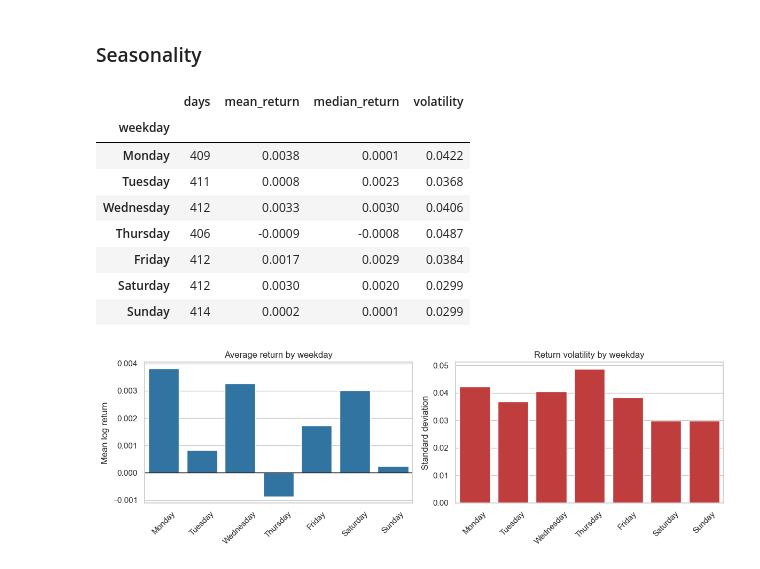
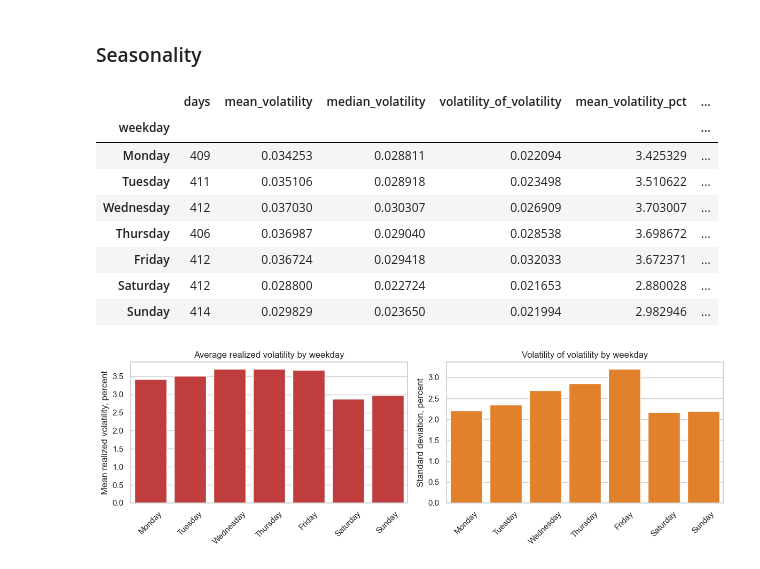
Before and after one commit to pBraxton02/LSTM_SGARCH_rr, a Jupyter notebook: EDA.ipynb, the cells around one changed output. Cells and saved outputs as stored; diff of their text form; code cells hidden in the pictures.

```diff
--- a/EDA.ipynb
+++ b/EDA.ipynb
@@ -19,4 +40,5 @@ pd.options.display.float_format = "{:,.4f}".format
 # %%
-DATA_PATH = Path("data/BTC/BTC_USD_coinbase_spot_daily_features.csv")
+DAILY_DATA_PATH = Path("data/BTC/BTC_USD_coinbase_spot_daily_features.csv")
 METADATA_PATH = Path("data/BTC/BTC_USD_coinbase_spot_daily_features.metadata.json")
 SCALER_PATH = Path("data/BTC/BTC_USD_coinbase_spot_daily_features.scaler.pkl")
+RAW_5MIN_PATH = Path("data/BTC/BTC_USD_coinbase_spot_5min.csv")
@@ -23,5 +49,5 @@ SCALER_PATH = Path("data/BTC/BTC_USD_coinbase_spot_daily_features.scaler.pkl")
 # %%
-daily_scaled = pd.read_csv(DATA_PATH, parse_dates=["timestamp_utc"])
+daily_scaled = pd.read_csv(DAILY_DATA_PATH, parse_dates=["timestamp_utc"])
 
 with METADATA_PATH.open("r", encoding="utf-8") as file:
     metadata = json.load(file)
@@ -277,56 +370,62 @@ weekday_order = [
 daily["weekday"] = daily.index.day_name()
 daily["month"] = daily.index.month_name()
 
-weekday_summary = daily.groupby("weekday")["log_return"].agg(
+weekday_summary = daily.groupby("weekday")["realized_volatility"].agg(
     days="count",
-    mean_return="mean",
-    median_return="median",
-    volatility="std",
+    mean_volatility="mean",
+    median_volatility="median",
+    volatility_of_volatility="std",
 ).reindex(weekday_order)
 
-weekday_summary
+weekday_summary.assign(
+    mean_volatility_pct=weekday_summary["mean_volatility"] * 100,
+    median_volatility_pct=weekday_summary["median_volatility"] * 100,
+)
 # %% [output]
-|  | days | mean_return | median_return | volatility |
-| weekday |  |  |  |  |
-| Monday | 409 | 0.0038 | 0.0001 | 0.0422 |
-| Tuesday | 411 | 0.0008 | 0.0023 | 0.0368 |
-| Wednesday | 412 | 0.0033 | 0.0030 | 0.0406 |
-| Thursday | 406 | -0.0009 | -0.0008 | 0.0487 |
-| Friday | 412 | 0.0017 | 0.0029 | 0.0384 |
-| Saturday | 412 | 0.0030 | 0.0020 | 0.0299 |
-| Sunday | 414 | 0.0002 | 0.0001 | 0.0299 |
+|  | days | mean_volatility | median_volatility | volatility_of_volatility | mean_volatility_pct | ... |
+| weekday |  |  |  |  |  | ... |
+| Monday | 409 | 0.034253 | 0.028811 | 0.022094 | 3.425329 | ... |
+| Tuesday | 411 | 0.035106 | 0.028918 | 0.023498 | 3.510622 | ... |
+| Wednesday | 412 | 0.037030 | 0.030307 | 0.026909 | 3.703007 | ... |
+| Thursday | 406 | 0.036987 | 0.029040 | 0.028538 | 3.698672 | ... |
+| Friday | 412 | 0.036724 | 0.029418 | 0.032033 | 3.672371 | ... |
+| Saturday | 412 | 0.028800 | 0.022724 | 0.021653 | 2.880028 | ... |
+| Sunday | 414 | 0.029829 | 0.023650 | 0.021994 | 2.982946 | ... |
 # %%
 fig, axes = plt.subplots(1, 2, figsize=(12, 4))
 
+weekday_plot = weekday_summary.reset_index()
+weekday_plot["mean_volatility_pct"] = weekday_plot["mean_volatility"] * 100
+weekday_plot["volatility_of_volatility_pct"] = weekday_plot["volatility_of_volatility"] * 100
+
 sns.barplot(
-    data=weekday_summary.reset_index(),
+    data=weekday_plot,
     x="weekday",
-    y="mean_return",
+    y="mean_volatility_pct",
     ax=axes[0],
-    color="tab:blue",
+    color="tab:red",
 )
-axes[0].axhline(0, color="black", linewidth=1)
-axes[0].set_title("Average return by weekday")
+axes[0].set_title("Average realized volatility by weekday")
 axes[0].set_xlabel("")
-axes[0].set_ylabel("Mean log return")
+axes[0].set_ylabel("Mean realized volatility, percent")
 axes[0].tick_params(axis="x", rotation=45)
 
 sns.barplot(
-    data=weekday_summary.reset_index(),
+    data=weekday_plot,
     x="weekday",
-    y="volatility",
+    y="volatility_of_volatility_pct",
     ax=axes[1],
-    color="tab:red",
+    color="tab:orange",
 )
-axes[1].set_title("Return volatility by weekday")
+axes[1].set_title("Volatility of volatility by weekday")
 axes[1].set_xlabel("")
-axes[1].set_ylabel("Standard deviation")
+axes[1].set_ylabel("Standard deviation, percent")
 axes[1].tick_params(axis="x", rotation=45)
 
 plt.tight_layout()
 plt.show()
 # %% [output]
-[figure, old version]
+[figure, new version]
 # %%
 month_order = [
     "January",
```
Also changed, not shown: parts of 49 cells of this notebook.
